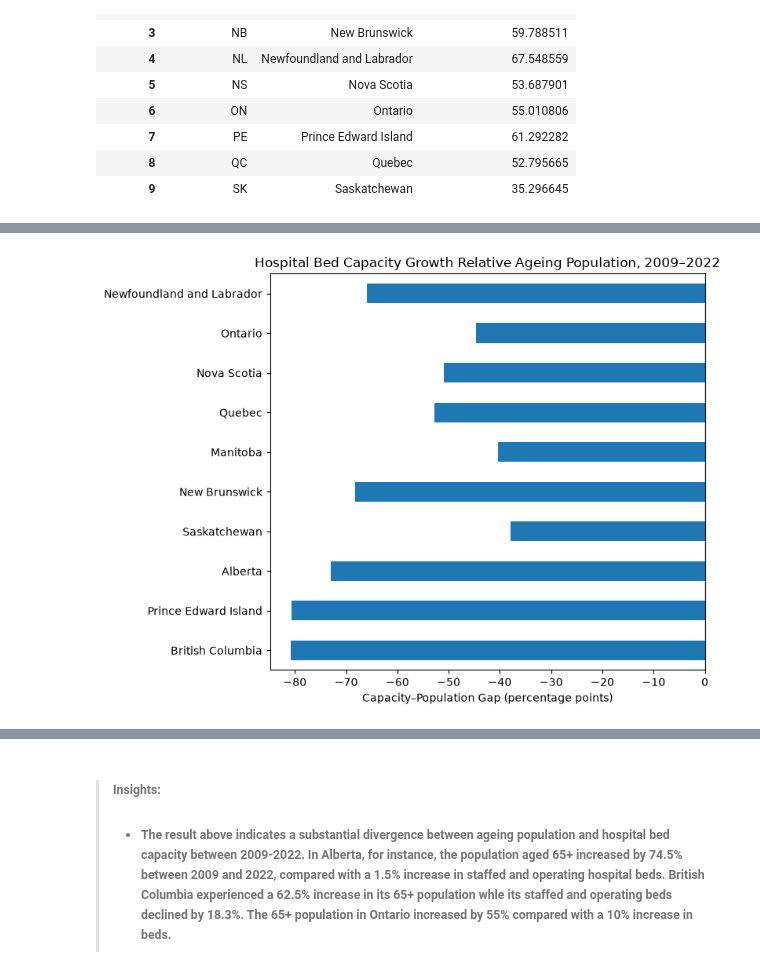
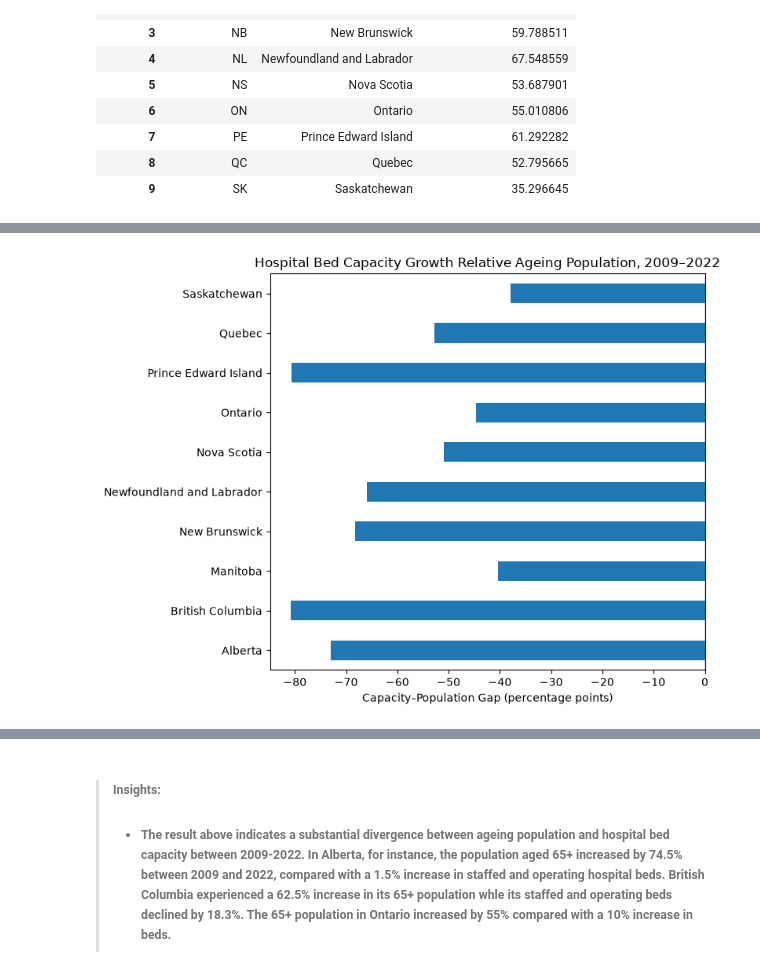
Before and after one commit to christopher-ajayi/healthcare-system-performance-analytics, a Jupyter notebook: notebooks/02_RQ2_capacity_workforce.ipynb, the cells around one changed output, grey strips where cells are left out. Cells and saved outputs as stored; diff of their text form; code cells hidden in the pictures.

```diff
--- a/notebooks/02_RQ2_capacity_workforce.ipynb
+++ b/notebooks/02_RQ2_capacity_workforce.ipynb
@@ -761,22 +761,22 @@ plt.show()
 # %%
-d = df_capacity_vs_population.sort_values("capacity_population_gap_pp")
+df_capacity_vs_population.sort_values("capacity_population_gap_pp")
 
-ax = d.plot.barh(
+ax = df_capacity_vs_population.plot.barh(
     x="province_name",
     y="capacity_ageing_gap_pp",
     legend=False,
     figsize=(8, 6)
 )
 
 ax.axvline(0, linewidth=1)
 ax.set_title("Hospital Bed Capacity Growth Relative Ageing Population, 2009–2022")
 ax.set_xlabel("Capacity–Population Gap (percentage points)")
 ax.set_ylabel("")
 
 plt.tight_layout()
 plt.show()
 # %% [output]
-[figure, old version]
+[figure, new version]
 # %%
 df_capacity_vs_population[
     [
```
Also changed, not shown: parts of 10 cells of this notebook, 5 other files.
